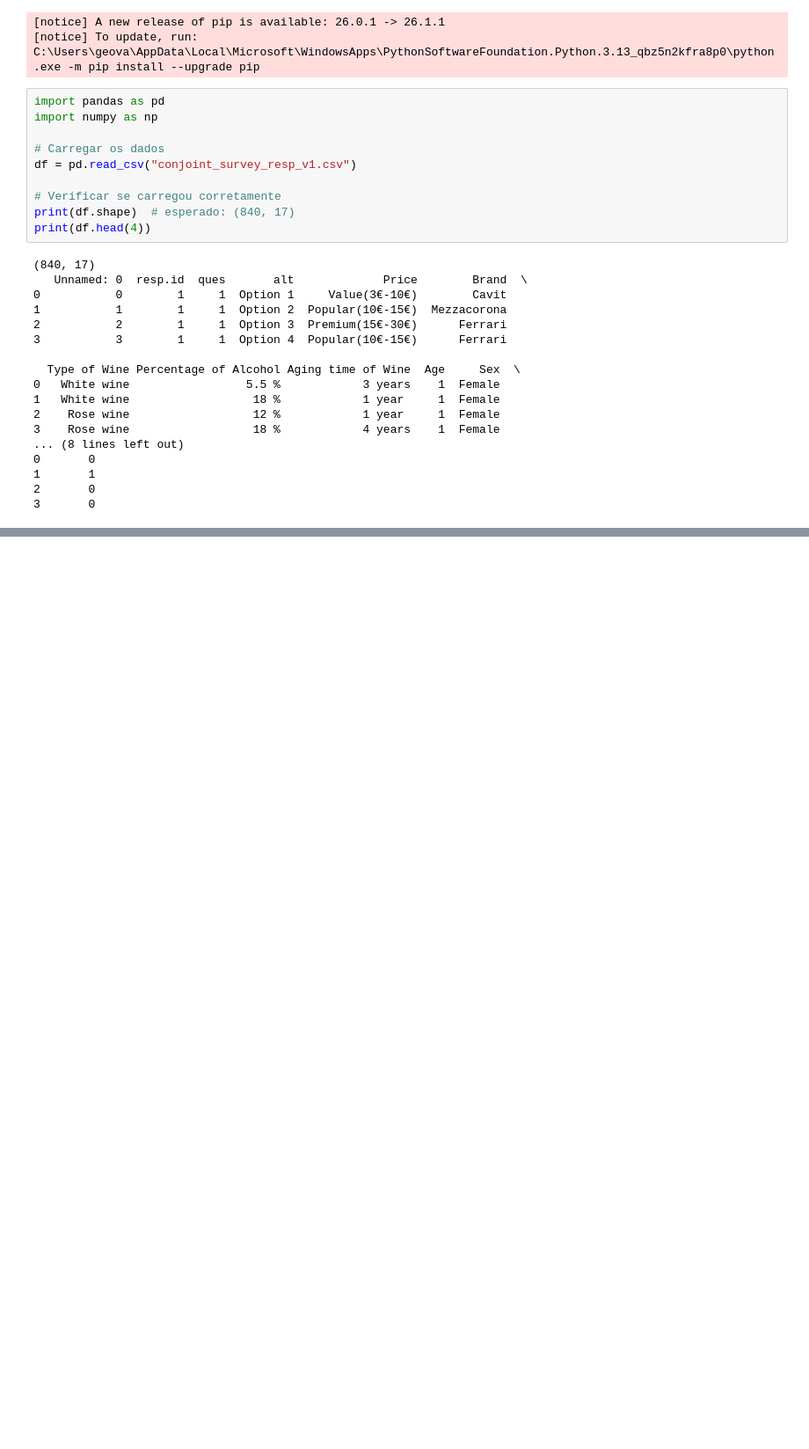
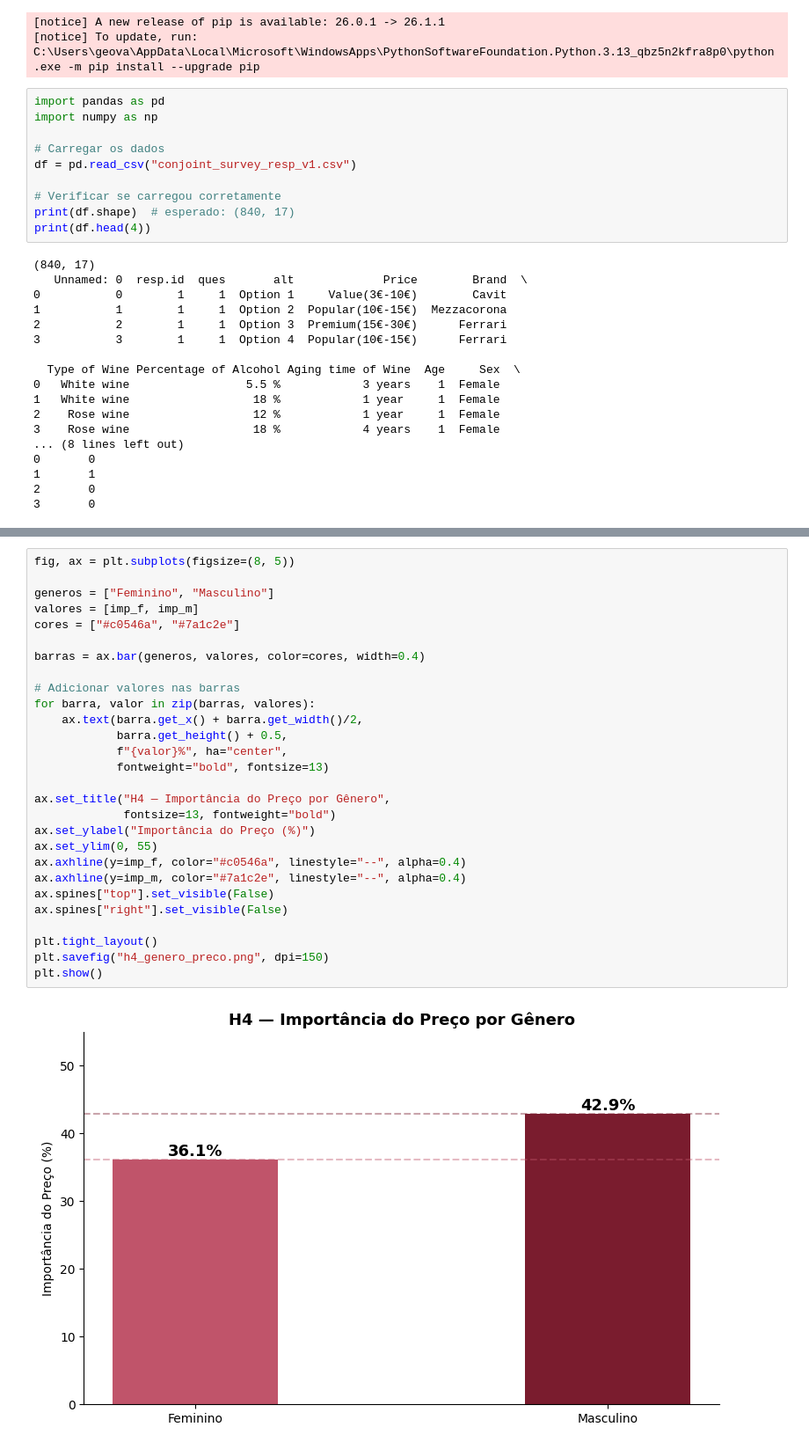
Before and after one commit to geovann4s/AnaliseTitanicaula, a Jupyter notebook: AnáliseConjunta/analise_conjunta.ipynb, the cells around one changed output, grey strips where cells are left out. Shown at 88% size. Cells and saved outputs as stored; diff of their text form; blank space fills up the shorter version.

```diff
--- a/AnáliseConjunta/analise_conjunta.ipynb
+++ b/AnáliseConjunta/analise_conjunta.ipynb
@@ -50,0 +346,30 @@ print(df.head(4))
+# %%
+fig, ax = plt.subplots(figsize=(8, 5))
+
+generos = ["Feminino", "Masculino"]
+valores = [imp_f, imp_m]
+cores = ["#c0546a", "#7a1c2e"]
+
+barras = ax.bar(generos, valores, color=cores, width=0.4)
+
+# Adicionar valores nas barras
+for barra, valor in zip(barras, valores):
+    ax.text(barra.get_x() + barra.get_width()/2,
+            barra.get_height() + 0.5,
+            f"{valor}%", ha="center",
+            fontweight="bold", fontsize=13)
+
+ax.set_title("H4 — Importância do Preço por Gênero",
+             fontsize=13, fontweight="bold")
+ax.set_ylabel("Importância do Preço (%)")
+ax.set_ylim(0, 55)
+ax.axhline(y=imp_f, color="#c0546a", linestyle="--", alpha=0.4)
+ax.axhline(y=imp_m, color="#7a1c2e", linestyle="--", alpha=0.4)
+ax.spines["top"].set_visible(False)
+ax.spines["right"].set_visible(False)
+
+plt.tight_layout()
+plt.savefig("h4_genero_preco.png", dpi=150)
+plt.show()
+# %% [output]
+[figure, added]
```
Also changed, not shown: parts of 20 cells of this notebook, 3 other files.
